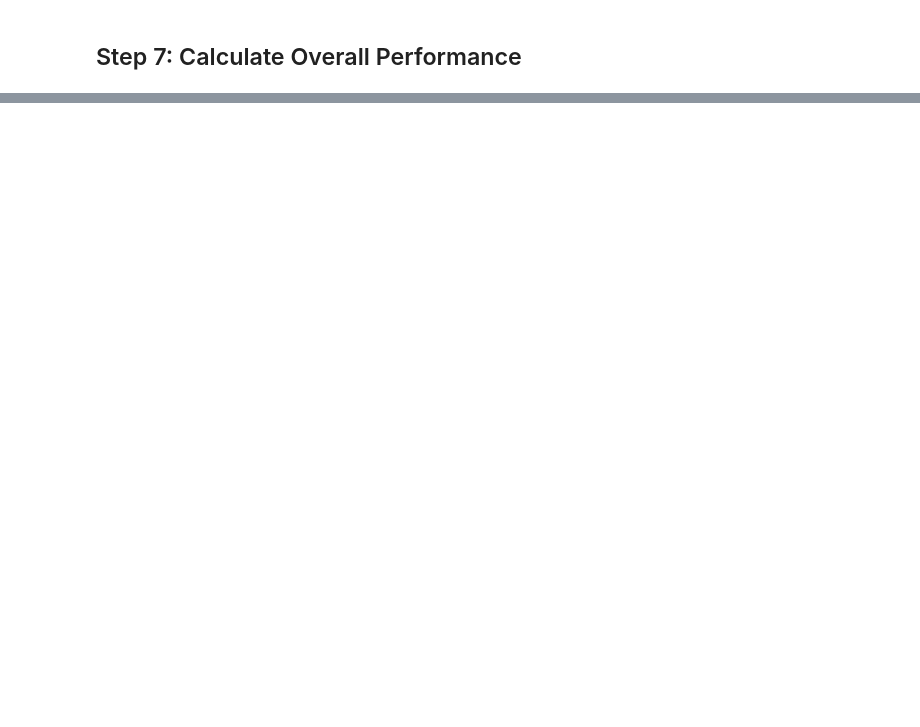
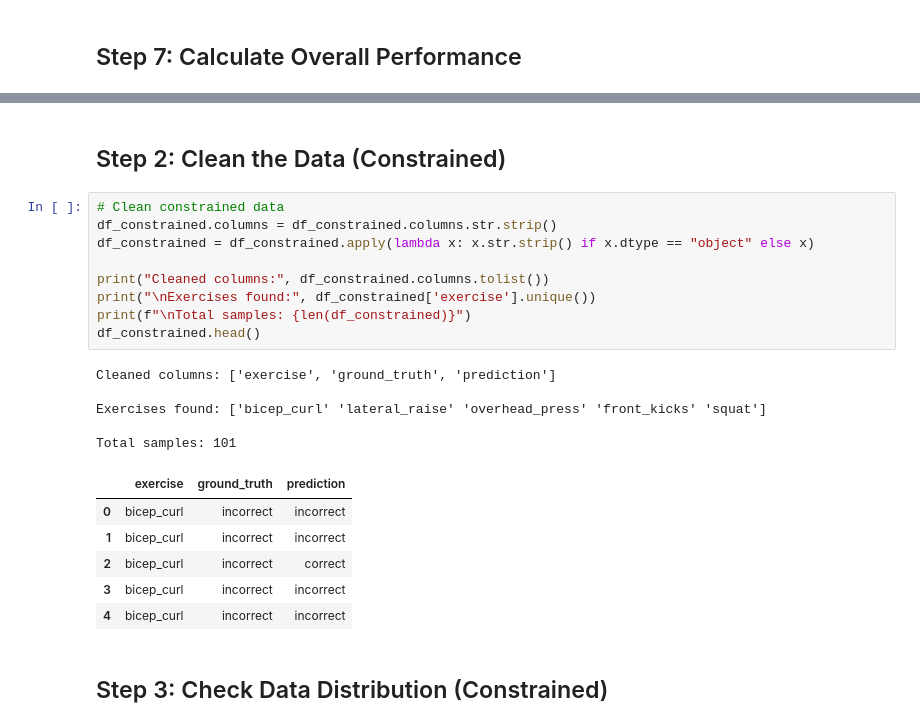
Before and after one commit to manaralbader/AI-Powered-Coach, a Jupyter notebook: frontend/accuracy.ipynb, the cells around one changed output, grey strips where cells are left out. Saved outputs shown, nothing was run; the diff lists cells and outputs as text; blank space fills up the shorter version.

```diff
--- a/frontend/accuracy.ipynb
+++ b/frontend/accuracy.ipynb
@@ -223,0 +274,25 @@ With an **86.1% overall accuracy**, the AI coach is performing well.
+# %% [markdown]
+## Step 2: Clean the Data (Constrained)
+# %%
+# Clean constrained data
+df_constrained.columns = df_constrained.columns.str.strip()
+df_constrained = df_constrained.apply(lambda x: x.str.strip() if x.dtype == "object" else x)
+
+print("Cleaned columns:", df_constrained.columns.tolist())
+print("\nExercises found:", df_constrained['exercise'].unique())
+print(f"\nTotal samples: {len(df_constrained)}")
+df_constrained.head()
+# %% [output]
+Cleaned columns: ['exercise', 'ground_truth', 'prediction']
+
+Exercises found: ['bicep_curl' 'lateral_raise' 'overhead_press' 'front_kicks' 'squat']
+
+Total samples: 101
+|  | exercise | ground_truth | prediction |
+| 0 | bicep_curl | incorrect | incorrect |
+| 1 | bicep_curl | incorrect | incorrect |
+| 2 | bicep_curl | incorrect | correct |
+| 3 | bicep_curl | incorrect | incorrect |
+| 4 | bicep_curl | incorrect | incorrect |
+# %% [markdown]
+## Step 3: Check Data Distribution (Constrained)
```
Also changed, not shown: parts of 16 cells of this notebook, 3 other files.
